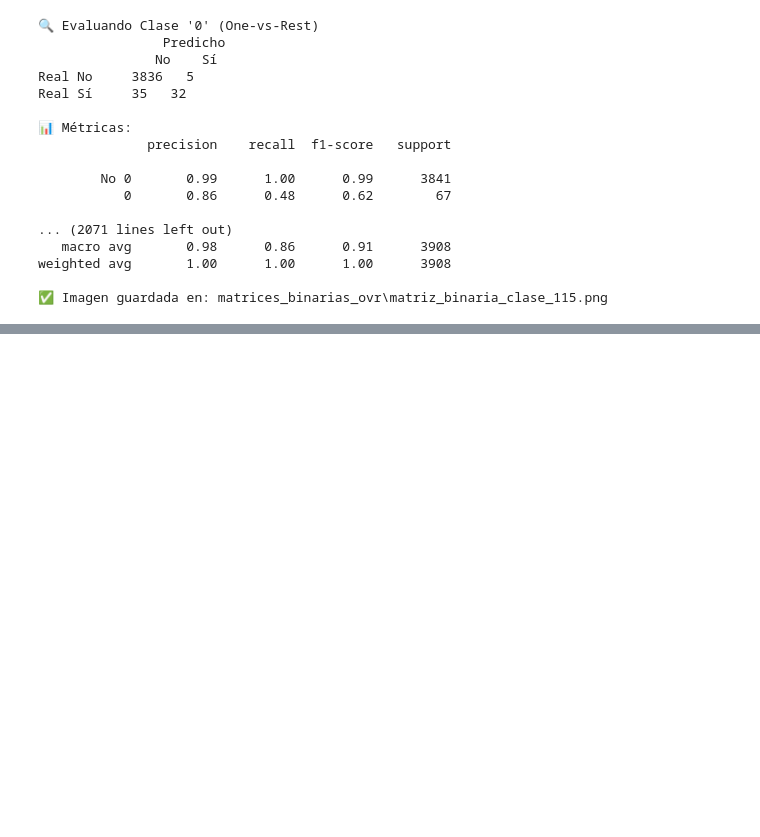
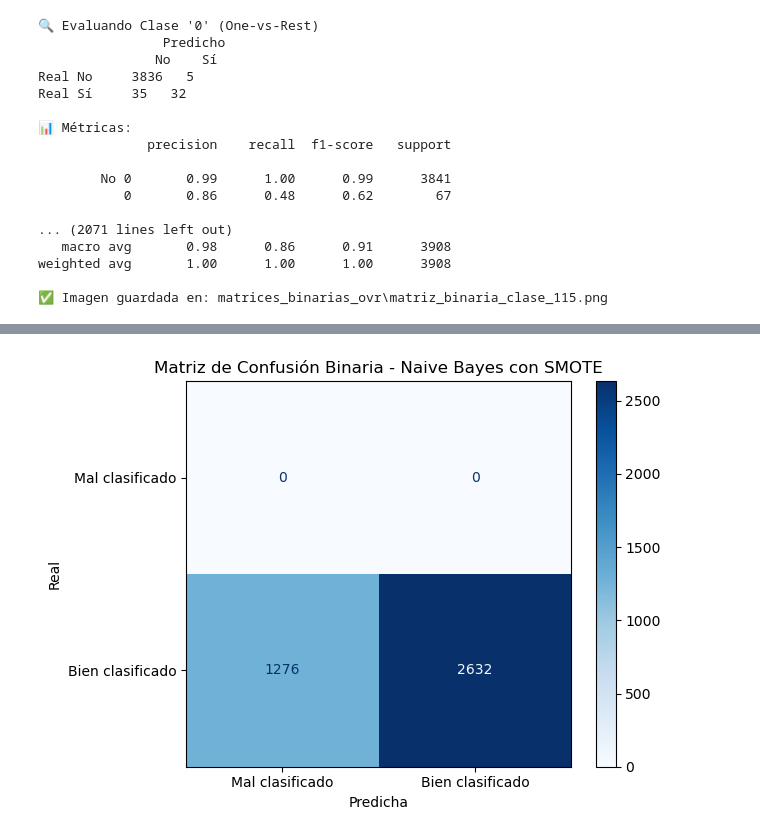
Before and after one commit to rociovanesa/TesisMaestriaCienciasdeDatos, a Jupyter notebook: TesisV2-4.ipynb, the cells around one changed output, grey strips where cells are left out. Saved outputs shown, nothing was run; the diff lists cells and outputs as text; code cells hidden in the pictures; blank space fills up the shorter version.

```diff
--- a/TesisV2-4.ipynb
+++ b/TesisV2-4.ipynb
@@ -4338,3 +4041,102 @@ Real Sí     35   32
 weighted avg       1.00      1.00      1.00      3908
 
 ✅ Imagen guardada en: matrices_binarias_ovr\matriz_binaria_clase_115.png
+# %%
+#nayve bayes
+import numpy as np
+import pandas as pd
+import time
+import matplotlib.pyplot as plt
+from sklearn.naive_bayes import MultinomialNB
+from sklearn.model_selection import StratifiedKFold
+from sklearn.metrics import (
+    confusion_matrix, ConfusionMatrixDisplay,
+    precision_score, recall_score, f1_score, accuracy_score
+)
+from imblearn.over_sampling import SMOTE, RandomOverSampler
+
+# === 1. Datos ===
+X = tfidf_dataframe_2.to_numpy()
+y = data['SubRubro_encoded'].reset_index(drop=True)
+
+# === 2. Modelo Naive Bayes con hiperparámetro ajustado ===
+modelo = MultinomialNB(alpha=0.1)
+
+# === 3. Validación cruzada ===
+kf = StratifiedKFold(n_splits=5, shuffle=True, random_state=42)
+
+resultados = []
+y_true_bin = []
+y_pred_bin = []
+
+inicio_total = time.time()
+
+for fold, (train_idx, test_idx) in enumerate(kf.split(X, y), start=1):
+    X_train, X_test = X[train_idx], X[test_idx]
+    y_train, y_test = y.iloc[train_idx], y.iloc[test_idx]
+
+    print(f"\nPliegue {fold}:")
+    print(f"  Registros en entrenamiento: {len(X_train)}")
+    print(f"  Registros en prueba:        {len(X_test)}")
+
+    # === SMOTE o RandomOverSampler ===
+    try:
+        smote = SMOTE(k_neighbors=1, random_state=42)
+        X_train_res, y_train_res = smote.fit_resample(X_train, y_train)
+        print(f"  Registros después de SMOTE: {len(X_train_res)}")
+    except ValueError:
+        print("⚠️ SMOTE no aplicable, usando RandomOverSampler")
+        ros = RandomOverSampler(random_state=42)
+        X_train_res, y_train_res = ros.fit_resample(X_train, y_train)
+
+    # === Entrenamiento y predicción ===
+    inicio = time.time()
+    modelo.fit(X_train_res, y_train_res)
+    y_pred = modelo.predict(X_test)
+    fin = time.time()
+
+    # === Métricas ===
+    acc = accuracy_score(y_test, y_pred)
+    prec = precision_score(y_test, y_pred, average='weighted', zero_division=0)
+    rec = recall_score(y_test, y_pred, average='macro', zero_division=0)
+    f1_macro = f1_score(y_test, y_pred, average='macro', zero_division=0)
+    f1_weighted = f1_score(y_test, y_pred, average='weighted', zero_division=0)
+    tiempo = fin - inicio
+
+    resultados.append({
+        'Pliegue': fold,
+        'Accuracy': acc,
+        'Precisión Weighted': prec,
+        'Recall Macro': rec,
+        'F1-Score Macro': f1_macro,
+        'F1-Score Weighted': f1_weighted,
+        'Tiempo (s)': tiempo
+    })
+
+    # Binaria: acierto (1) vs error (0)
+    binaria = (y_pred == y_test).astype(int)
+    y_true_bin.extend([1] * len(binaria))  # se espera acertar
+    y_pred_bin.extend(binaria)
+
+# === 4. Mostrar métricas ===
+resultados_df = pd.DataFrame(resultados)
+print("\n📊 Resultados por pliegue:")
+print(resultados_df.round(4))
+
+print("\n📈 Promedios globales:")
+print(resultados_df.drop(columns="Pliegue").mean().to_frame().T.round(4))
+
+fin_total = time.time()
+print(f"\n⏱️ Tiempo total de ejecución: {round(fin_total - inicio_total, 2)} segundos")
+
+# === 5. Matriz de confusión binaria ===
+cm = confusion_matrix(y_true_bin, y_pred_bin, labels=[0, 1])
+disp = ConfusionMatrixDisplay(confusion_matrix=cm,
+                              display_labels=["Mal clasificado", "Bien clasificado"])
+disp.plot(cmap="Blues", values_format='d')
+plt.title("Matriz de Confusión Binaria - Naive Bayes con SMOTE")
+plt.ylabel("Real")
+plt.xlabel("Predicha")
+plt.tight_layout()
+plt.show()
+# %% [output]
@@ -4340,0 +4160 @@ weighted avg       1.00      1.00      1.00      3908
+[figure, added]
```
Also changed, not shown: parts of 12 cells of this notebook.
